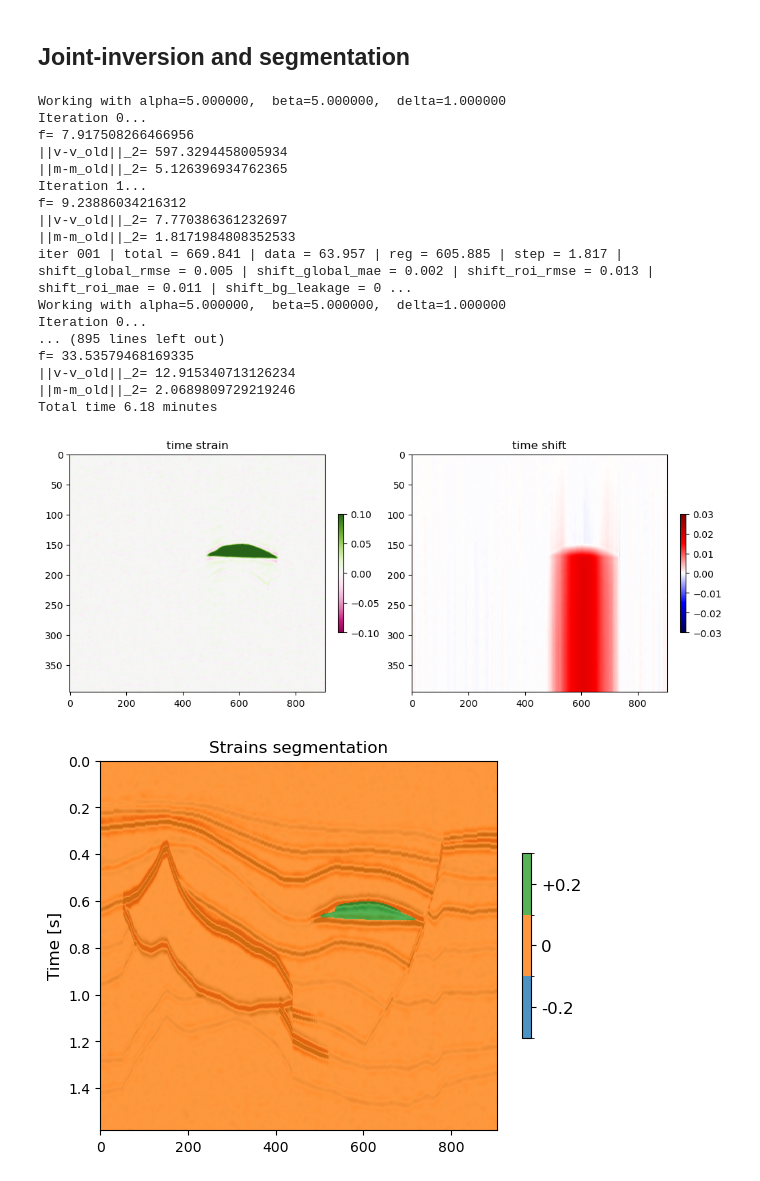
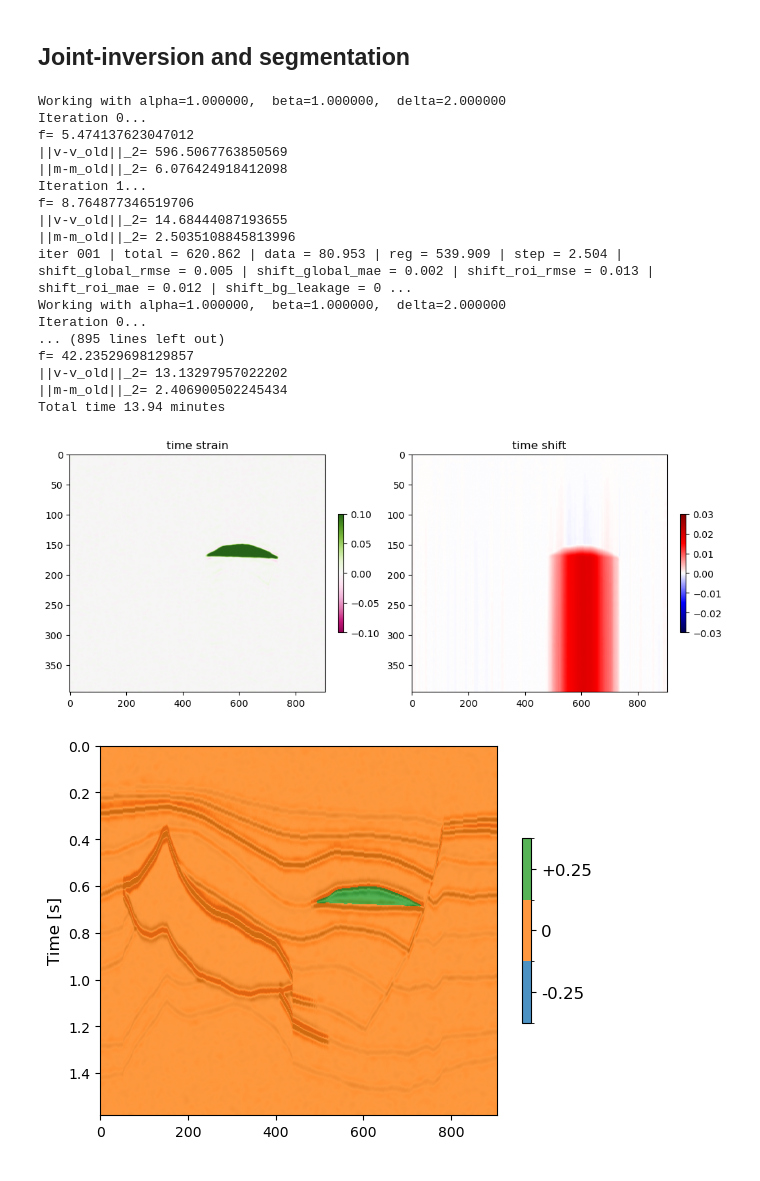
Before and after one commit to DIG-Kaust/strainprox, a Jupyter notebook: notebooks/hess/strain_inversion_cp.ipynb, the cells around one changed output. Cells and saved outputs as stored; diff of their text form; code cells hidden in the pictures.

Commit message:
added more params for grid search, and new plotting functions

```diff
--- a/notebooks/hess/strain_inversion_cp.ipynb
+++ b/notebooks/hess/strain_inversion_cp.ipynb
@@ -321,14 +321,14 @@ Total time 4.78 minutes
 ## Joint-inversion and segmentation
 # %%
 outeriter = 100
-l2niter = 25
+l2niter = 20
 
-beta = 5.0
-delta = 1.0
-alpha = 5.0
+beta = 1.0
+delta = 2.0
+alpha = 1.0
 niter = 2
 pdniter = 10
-segmentniter = 40
+segmentniter = 20
 bisectniter = 10
 outdir = '../results/hess'
 
@@ -343,11 +343,12 @@ d2i = d2.copy()
 gt_shift = C * utrue.reshape(dims)
 gt_strain = utrue.reshape(dims)
 
-cl = cp.array([-0.23, 0., 0.23])
+cl = cp.array([-0.25, 0., 0.25])
 
 L_approx = 8.
-mu = 0.3
+mu = 0.1
 tau = 0.99 / (mu * L_approx)
+tau_seg = 0.5
 
 metric_keys = ['global_mae', 'global_rmse', 'roi_mae', 'roi_rmse', 'bg_leakage', 'dice']
 history = {k: [] for k in [
@@ -375,6 +376,7 @@ for i in range(outeriter):
         beta=beta,
         delta=delta,
         tau=tau,
+        tau_seg=tau_seg,
         mu=mu,
         niter=niter,
         l2niter=l2niter,
@@ -428,32 +430,34 @@ print(f'Total time {total_time / 60:.2f} minutes')
 pred_shift_np = cp.asnumpy(pred_shift)
 pred_strain_np = cp.asnumpy(pred_strain)
 d2i_np = cp.asnumpy(d2i)
+vcl_np = cp.asnumpy(vcl)
 
 strain_shift(strain=pred_strain_np, shift=pred_shift_np)
 
-# np.savez(
-#     '../results/hess/time_strain_jis.npz',
-#     shift=pred_shift,
-#     strain=pred_strain,
-#     d2s=d2i,
-#     **{k: np.array(v) for k, v in history.items()},
-# )
+np.savez(
+    '../results/hess/time_strain_jis.npz',
+    shift=pred_shift,
+    strain=pred_strain,
+    d2s=d2i,
+    vcl=vcl,
+    **{k: np.array(v) for k, v in history.items()},
+)
 # %% [output]
-Working with alpha=5.000000,  beta=5.000000,  delta=1.000000
+Working with alpha=1.000000,  beta=1.000000,  delta=2.000000
 Iteration 0...
-f= 7.917508266466956
-||v-v_old||_2= 597.3294458005934
-||m-m_old||_2= 5.126396934762365
+f= 5.474137623047012
+||v-v_old||_2= 596.5067763850569
+||m-m_old||_2= 6.076424918412098
 Iteration 1...
-f= 9.23886034216312
-||v-v_old||_2= 7.770386361232697
-||m-m_old||_2= 1.8171984808352533
-iter 001 | total = 669.841 | data = 63.957 | reg = 605.885 | step = 1.817 | shift_global_rmse = 0.005 | shift_global_mae = 0.002 | shift_roi_rmse = 0.013 | shift_roi_mae = 0.011 | shift_bg_leakage = 0 ...
-Working with alpha=5.000000,  beta=5.000000,  delta=1.000000
+f= 8.764877346519706
+||v-v_old||_2= 14.68444087193655
+||m-m_old||_2= 2.5035108845813996
+iter 001 | total = 620.862 | data = 80.953 | reg = 539.909 | step = 2.504 | shift_global_rmse = 0.005 | shift_global_mae = 0.002 | shift_roi_rmse = 0.013 | shift_roi_mae = 0.012 | shift_bg_leakage = 0 ...
+Working with alpha=1.000000,  beta=1.000000,  delta=2.000000
 Iteration 0...
 ... (895 lines left out)
-f= 33.53579468169335
-||v-v_old||_2= 12.915340713126234
-||m-m_old||_2= 2.0689809729219246
-Total time 6.18 minutes
+f= 42.23529698129857
+||v-v_old||_2= 13.13297957022202
+||m-m_old||_2= 2.406900502245434
+Total time 13.94 minutes
 [figure]
@@ -460,16 +466,21 @@ Total time 6.18 minutes
 # %%
+from turtle import title
+
+
 class_colors = ['#1f77b4', '#ff7f0e', '#2ca02c']  # Blue, Orange, Green
 cmap = ListedColormap(class_colors)
 bounds = [-1.5, -0.5, 0.5, 1.5]  # Boundaries for classes (-1, 0, 1)
 norm = BoundaryNorm(bounds, len(class_colors))
 # plt.figure(figsize=(8, 8))
 plt.imshow(cp.asnumpy(d2), cmap='RdGy',vmin=-0.1, vmax=0.1, extent=(0, dims[1], dims[0]*dt, 0))
 plt.ylabel('Time [s]', fontsize=12)
 im = plt.imshow(cp.asnumpy(vcl).reshape(dims)-1, cmap=cmap, norm=norm, extent=(0, dims[1], dims[0]*dt, 0), alpha=0.8)
 cbar = plt.colorbar(im, boundaries=bounds, ticks=[-1, 0, 1], shrink=0.5)
-cbar.ax.set_yticklabels(['-0.2', '0', '+0.2'], fontsize=12)
-plt.title('Strains segmentation')
+# Option 1: Increase labelpad (vertical space)
+# cbar.set_label(f'Time strain class', fontweight='bold', rotation=0, labelpad=40, loc='top')
+cbar.ax.set_yticklabels(['-0.25', '0', '+0.25'], fontsize=12)
+# plt.title('Strains segmentation')
 plt.axis('tight')
 plt.show()
 # %% [output]
-[figure, old version]
+[figure, new version]
```
Also changed, not shown: parts of 1 cell of this notebook, 4 other files.
